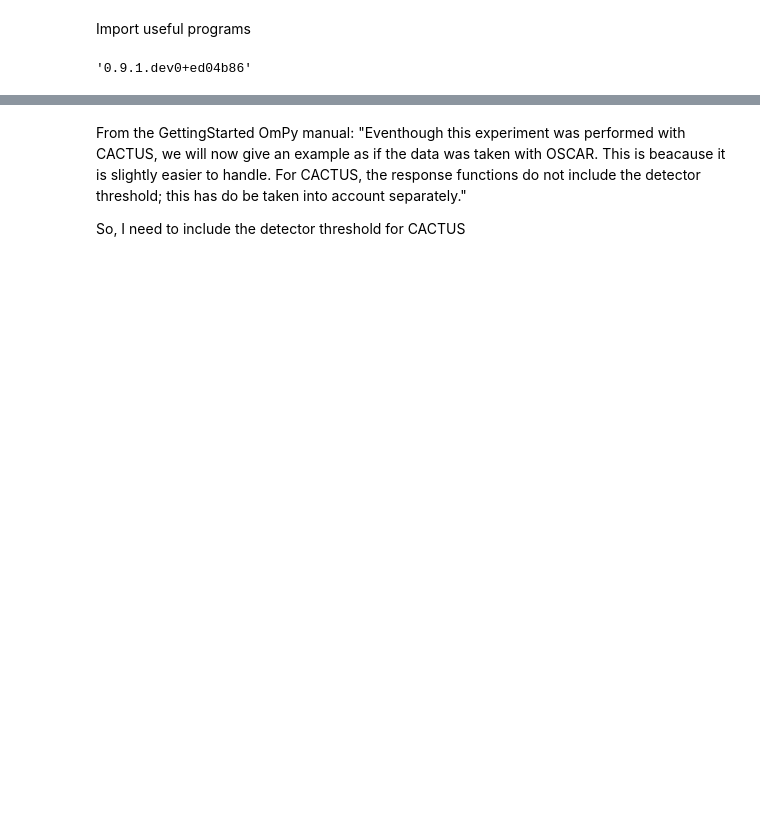
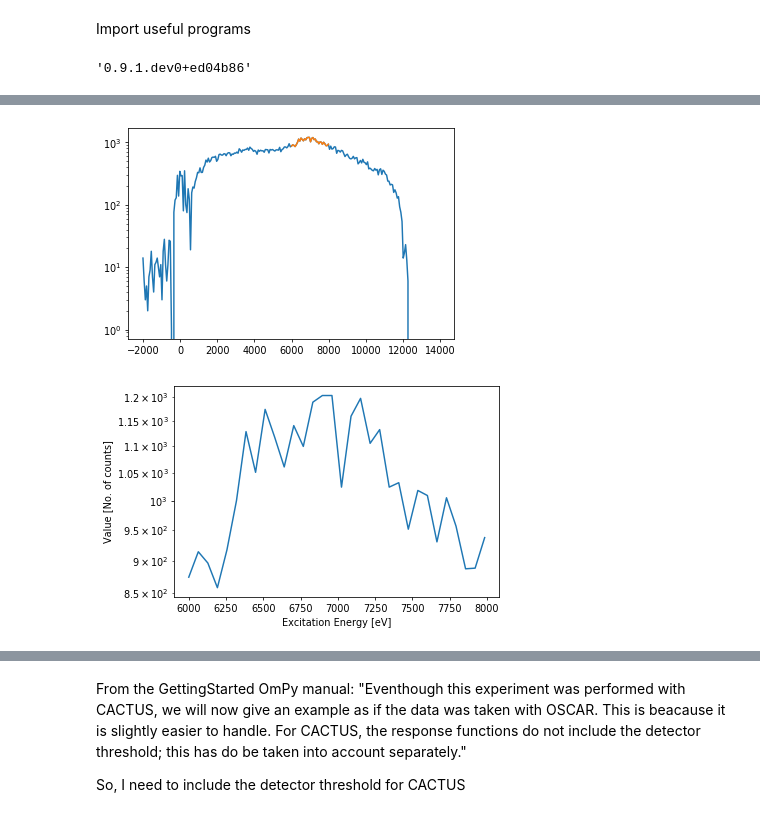
Before and after one commit to tellefs/OmPy_233U, a Jupyter notebook: osloMethod_U233_aa.ipynb, the cells around one changed output, grey strips where cells are left out. Saved outputs shown, nothing was run; the diff lists cells and outputs as text; code cells hidden in the pictures; blank space fills up the shorter version.

```diff
--- a/osloMethod_U233_aa.ipynb
+++ b/osloMethod_U233_aa.ipynb
@@ -50,0 +58,29 @@ raw.plot_projection('Ex', kind="step");
+# %%
+# Plot projections
+#raw.plot_projection('Ex', scale='log', kind="step");
+#raw.plot_projection('Ex', kind="step");
+
+#Find inner and outer fission barrier in raw matrix
+Ex_array = raw.projection(1)
+#Cut Ex_array to see closer
+y = []
+x = []
+for i in range(len(Ex_array[1])):
+    if Ex_array[1][i]>=6000. and Ex_array[1][i]<=8000.:
+        y.append(Ex_array[0][i])
+        x.append(Ex_array[1][i])
+
+plt.plot(Ex_array[1], Ex_array[0])
+plt.plot(x, y)
+plt.yscale('log')
+plt.show()
+
+plt.plot(x, y)
+plt.yscale('log')
+plt.xlabel('Excitation Energy [eV]')
+plt.ylabel('Value [No. of counts]')
+plt.savefig('fission_barrier_plot')
+plt.show()
+# %% [output]
+[figure, added]
+[figure, added]
```
Also changed, not shown: parts of 32 cells of this notebook.
